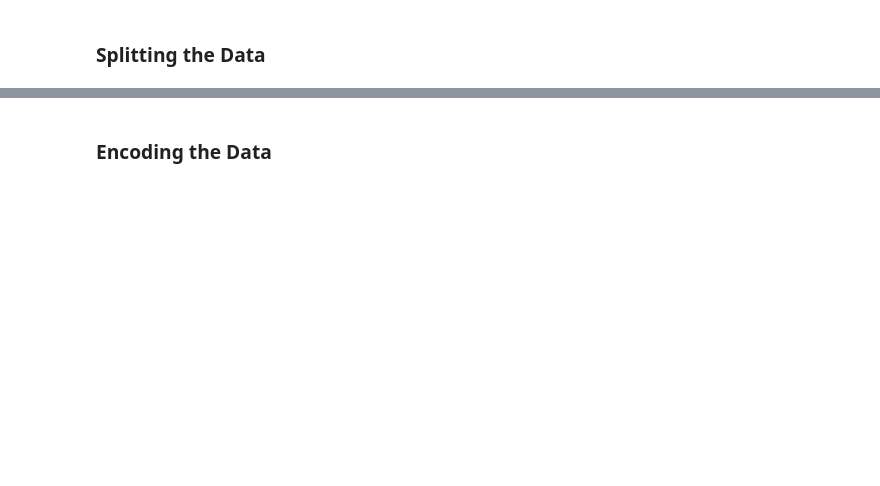
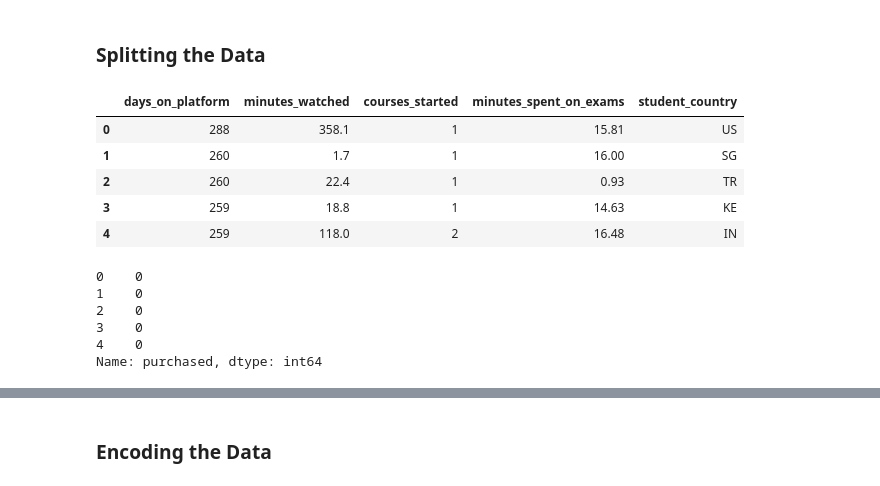
Before and after one commit to Ayben06/UserClassfication, a Jupyter notebook: MachineLearningProjectForUserClassification.ipynb, the cells around one changed output, grey strips where cells are left out. Drawn from its saved outputs; the diff is of its cells as text; code cells hidden in the pictures; blank space fills up the shorter version.

```diff
--- a/MachineLearningProjectForUserClassification.ipynb
+++ b/MachineLearningProjectForUserClassification.ipynb
@@ -155,2 +204,22 @@ data_no_mult
 # %% [markdown]
 ### Splitting the Data
+# %%
+input=data_no_nulls.drop(columns=['purchased'])
+input.head()
+# %% [output]
+|  | days_on_platform | minutes_watched | courses_started | minutes_spent_on_exams | student_country |
+| 0 | 288 | 358.1 | 1 | 15.81 | US |
+| 1 | 260 | 1.7 | 1 | 16.00 | SG |
+| 2 | 260 | 22.4 | 1 | 0.93 | TR |
+| 3 | 259 | 18.8 | 1 | 14.63 | KE |
+| 4 | 259 | 118.0 | 2 | 16.48 | IN |
+# %%
+target=data_no_nulls['purchased']
+target.head()
+# %% [output]
+0    0
+1    0
+2    0
+3    0
+4    0
+Name: purchased, dtype: int64
```
Also changed, not shown: parts of 16 cells of this notebook.
